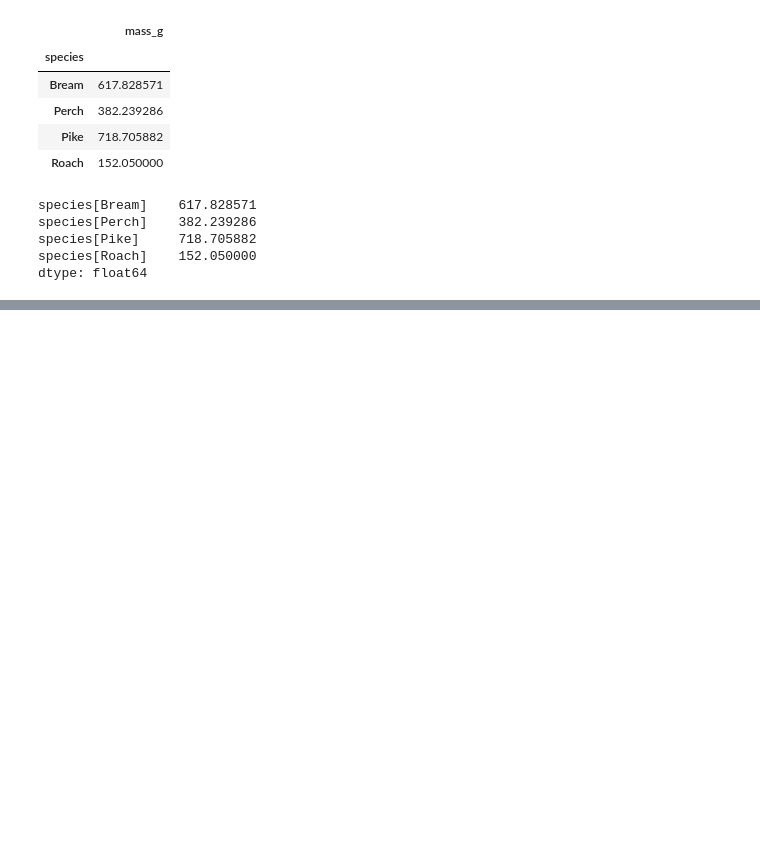
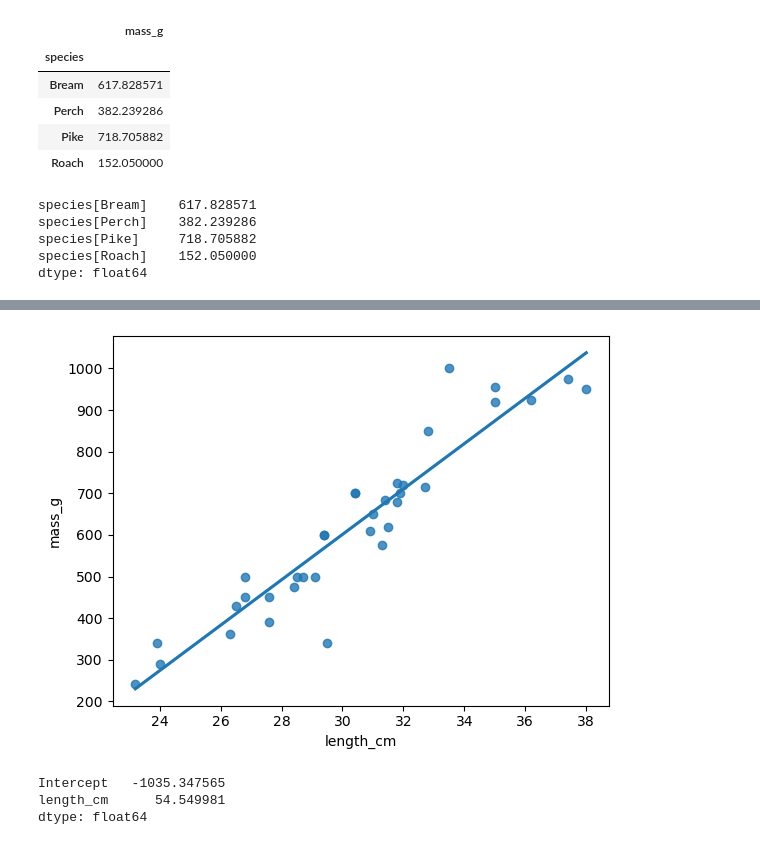
Before and after one commit to umutky/datascience_repo, a Jupyter notebook: regression.ipynb, the cells around one changed output, grey strips where cells are left out. Drawn from its saved outputs; the diff is of its cells as text; code cells hidden in the pictures; blank space fills up the shorter version.

```diff
--- a/regression.ipynb
+++ b/regression.ipynb
@@ -84,3 +85,8 @@ species[Perch]    382.239286
 species[Pike]     718.705882
 species[Roach]    152.050000
 dtype: float64
+# %%
+# get bream.
+
+bream = fish[fish["species"] == "Bream"]
+bream
@@ -86,0 +111,12 @@ dtype: float64
+# %%
+sns.regplot(x="length_cm", y="mass_g", data=bream, ci=None)
+plt.show()
+# %% [output]
+[figure, added]
+# %%
+mdl_mass_vs_length = ols("mass_g ~ length_cm", data=bream).fit()
+print(mdl_mass_vs_length.params)
+# %% [output]
+Intercept   -1035.347565
+length_cm      54.549981
+dtype: float64
```
Also changed, not shown: parts of 33 cells of this notebook.
